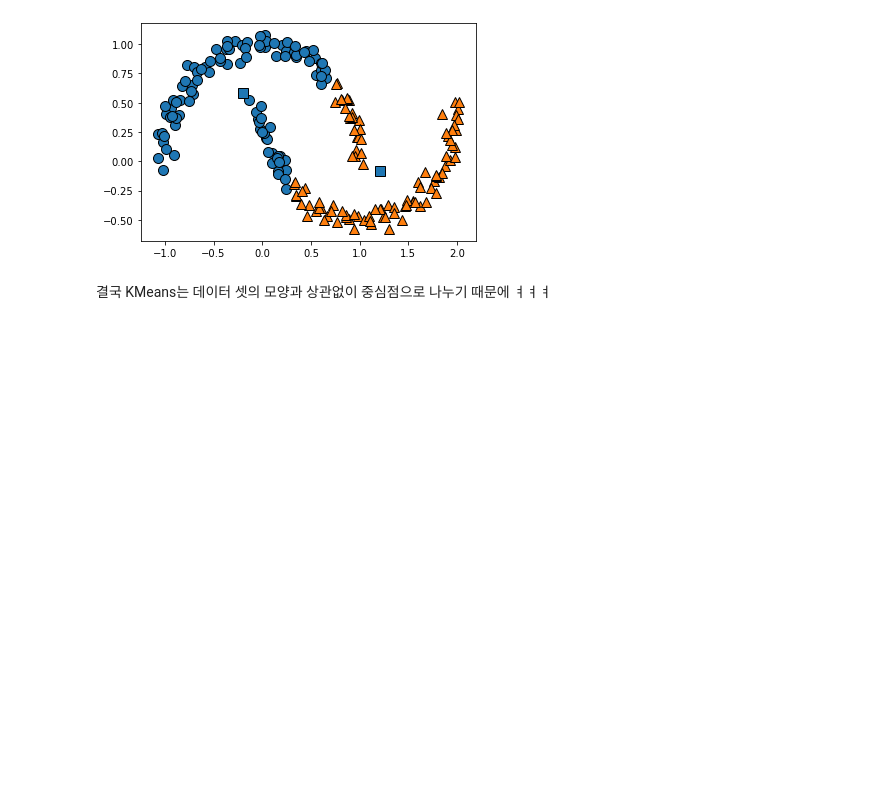
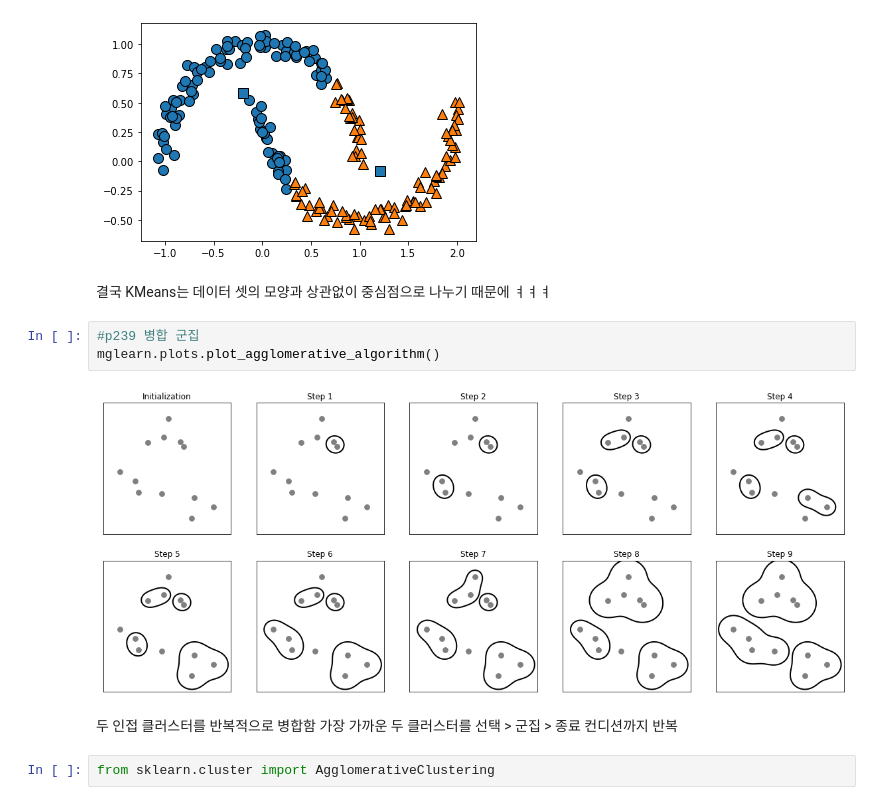
Before and after one commit to waldbear4/Python_2021, a Jupyter notebook: 20210624 KMEANS.ipynb, the cells around one changed output. Drawn from its saved outputs; the diff is of its cells as text; blank space fills up the shorter version.

```diff
--- a/20210624 KMEANS.ipynb
+++ b/20210624 KMEANS.ipynb
@@ -246,3 +246,13 @@ mglearn.discrete_scatter(model.cluster_centers_[:,0], model.cluster_centers_[:,1
 [figure]
 # %% [markdown]
 결국 KMeans는 데이터 셋의 모양과 상관없이 중심점으로 나누기 때문에 ㅕㅕㅕ
+# %%
+#p239 병합 군집
+mglearn.plots.plot_agglomerative_algorithm()
+# %% [output]
+[figure, added]
+# %% [markdown]
+두 인접 클러스터를 반복적으로 병합함
+가장 가까운 두 클러스터를 선택 > 군집 > 종료 컨디션까지 반복
+# %%
+from sklearn.cluster import AgglomerativeClustering
```
Also changed, not shown: parts of 4 cells of this notebook.
